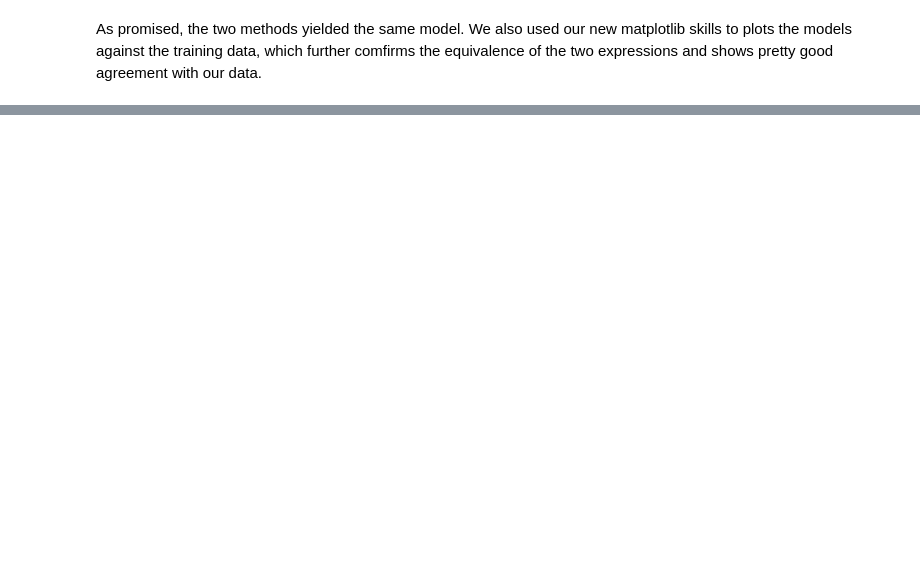
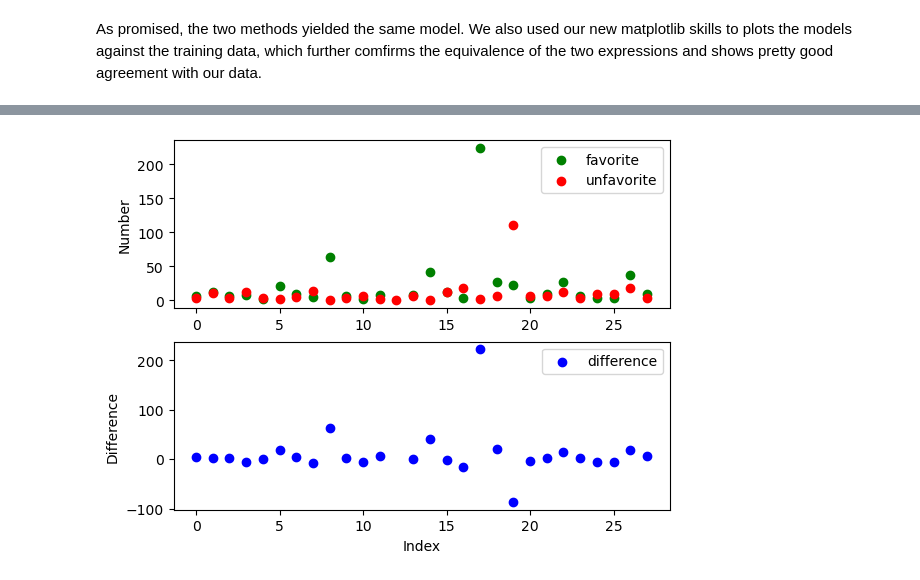
Before and after one commit to SECQUOIA/PU_CHE597_S2025, a Jupyter notebook: 3-Matplotlib/Matplotlib.ipynb, the cells around one changed output, grey strips where cells are left out. Saved outputs shown, nothing was run; the diff lists cells and outputs as text; code cells hidden in the pictures; blank space fills up the shorter version.

```diff
--- a/3-Matplotlib/Matplotlib.ipynb
+++ b/3-Matplotlib/Matplotlib.ipynb
@@ -388,0 +466,17 @@ As promised, the two methods yielded the same model. We also used our new matplo
+# %%
+# Plot a scatter plot of favorite and least favorite numbers
+# Have 2 plots share the same y-axis, the top with the data and the lower with the difference between the two lists
+plt.figure()
+plt.subplot(211)
+plt.scatter(range(len(favorite_numbers)),favorite_numbers,label="favorite", color='g')
+plt.scatter(range(len(unfavorite_numbers)),unfavorite_numbers,label="unfavorite", color='r')
+plt.legend()
+plt.ylabel("Number")
+plt.subplot(212)
+plt.scatter(range(len(favorite_numbers)),np.array(favorite_numbers)-np.array(unfavorite_numbers),label="difference", color='b')
+plt.legend()
+plt.xlabel("Index")
+plt.ylabel("Difference")
+plt.show()
+# %% [output]
+[figure, added]
```
Also changed, not shown: parts of 25 cells of this notebook.
